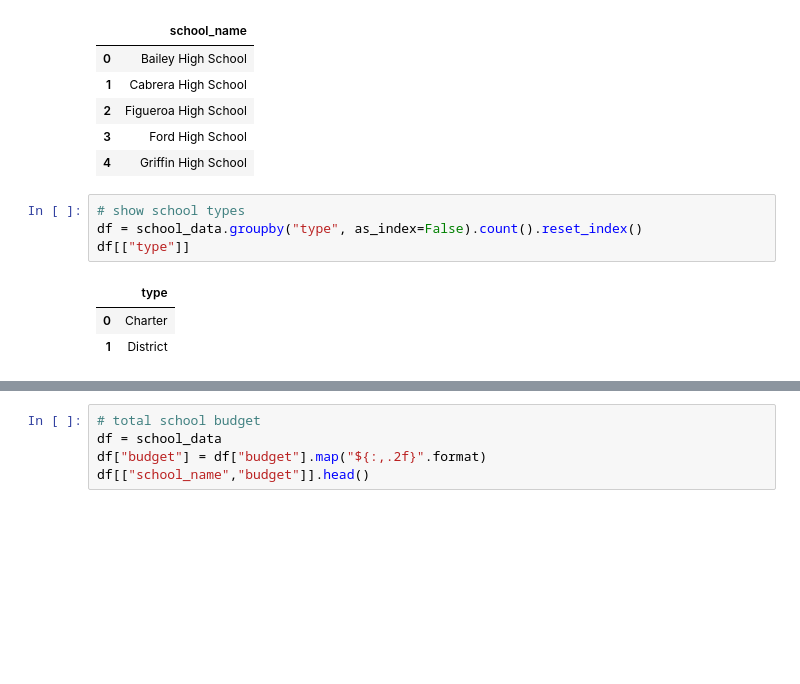
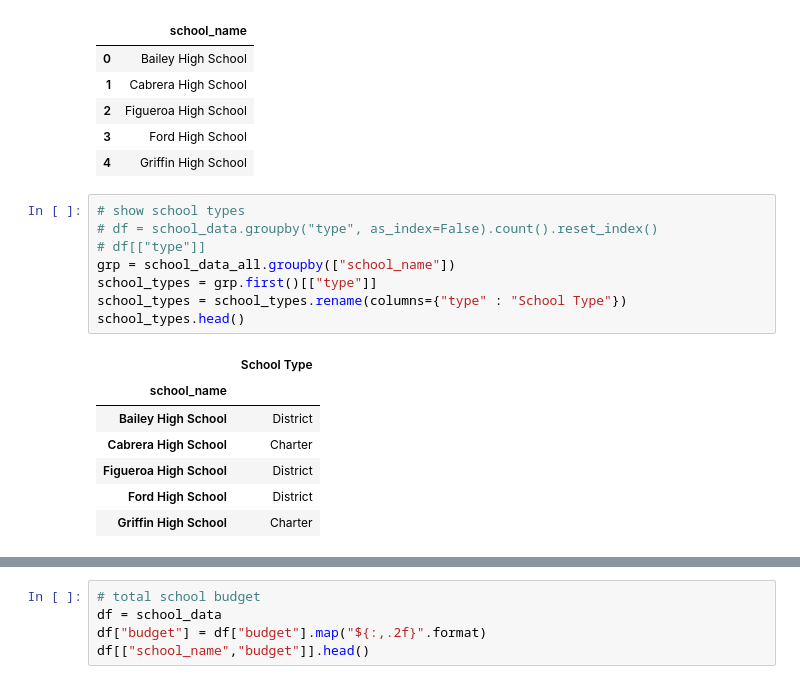
Before and after one commit to baronsgit/pandas-challenge, a Jupyter notebook: PyCitySchools/main.ipynb, the cells around one changed output, grey strips where cells are left out. Saved outputs shown, nothing was run; the diff lists cells and outputs as text; blank space fills up the shorter version.

```diff
--- a/PyCitySchools/main.ipynb
+++ b/PyCitySchools/main.ipynb
@@ -113,11 +113,19 @@ df[["school_name"]].head()
 | 4 | Griffin High School |
 # %%
 # show school types
-df = school_data.groupby("type", as_index=False).count().reset_index()
-df[["type"]]
+# df = school_data.groupby("type", as_index=False).count().reset_index()
+# df[["type"]]
+grp = school_data_all.groupby(["school_name"])
+school_types = grp.first()[["type"]]
+school_types = school_types.rename(columns={"type" : "School Type"})
+school_types.head()
 # %% [output]
-|  | type |
-| 0 | Charter |
-| 1 | District |
+|  | School Type |
+| school_name |  |
+| Bailey High School | District |
+| Cabrera High School | Charter |
+| Figueroa High School | District |
+| Ford High School | District |
+| Griffin High School | Charter |
 # %%
 # total student count per school
```
Also changed, not shown: parts of 15 cells of this notebook.
